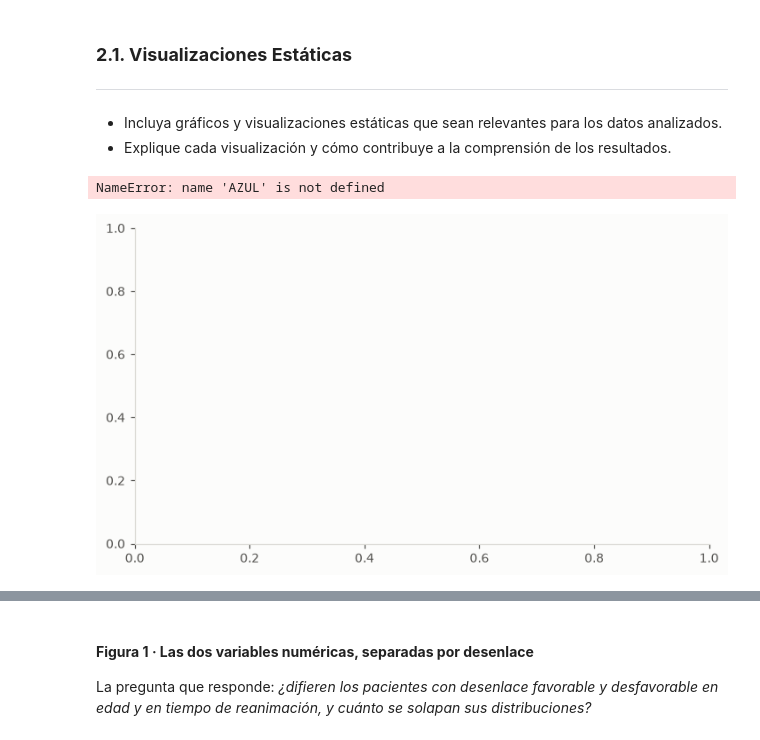
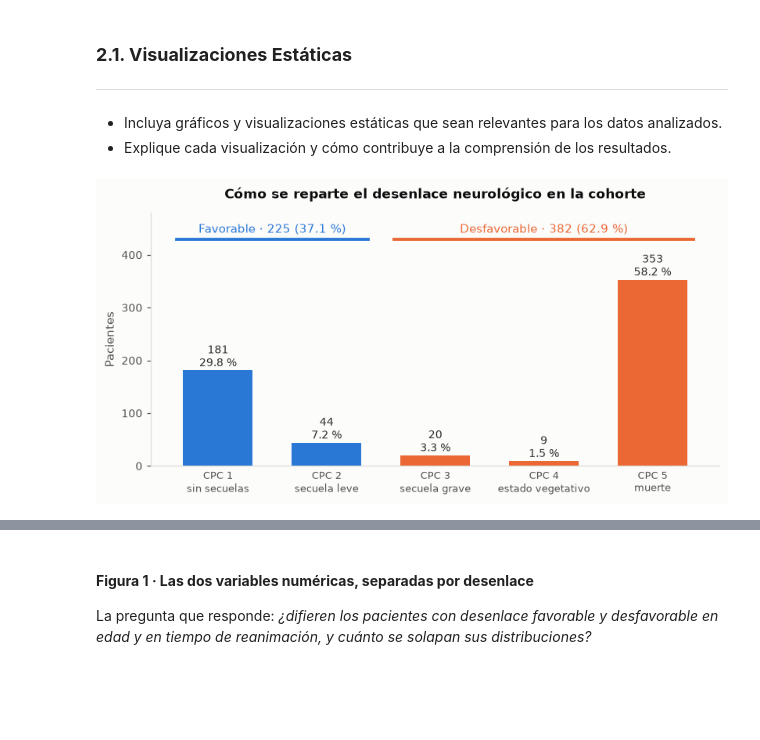
Before and after one commit to AlejandraJaramillo19/mlda-project_, a Jupyter notebook: notebooks/04_data_analysis/04_data_analysis.ipynb, the cells around one changed output, grey strips where cells are left out. Saved outputs shown, nothing was run; the diff lists cells and outputs as text; code cells hidden in the pictures; blank space fills up the shorter version.

Commit message:
visualizaciones

```diff
--- a/notebooks/04_data_analysis/04_data_analysis.ipynb
+++ b/notebooks/04_data_analysis/04_data_analysis.ipynb
@@ -1900,67 +1900,37 @@ La ausencia de significación en `TTM_cat` y `OHCA` tampoco equivale a ausencia
 * Incluya gráficos y visualizaciones estáticas que sean relevantes para los datos analizados.
 * Explique cada visualización y cómo contribuye a la comprensión de los resultados.
 # %%
-# ---------- Pregunta 1 · ¿Cómo se reparte el desenlace en la cohorte? ----------
+
+
+AZUL, NARANJA = '#2a78d6', '#eb6834'
+
 conteo = cpc_reference['CPC'].value_counts().sort_index()
 niveles = ['CPC 1\nsin secuelas', 'CPC 2\nsecuela leve', 'CPC 3\nsecuela grave',
            'CPC 4\nestado vegetativo', 'CPC 5\nmuerte']
 N = len(clinical)
 
 fig, ax = plt.subplots(figsize=(7.6, 4.2))
 ax.bar(range(5), conteo.values, width=.64, color=[AZUL]*2 + [NARANJA]*3)
 
 for i, v in enumerate(conteo.values):
     ax.text(i, v + 8, f'{v}\n{v/N*100:.1f} %', ha='center', fontsize=9, color='#2b2b2b')
 
 favorables = conteo.iloc[:2].sum()
 ax.plot([-.38, 1.38], [430, 430], color=AZUL, linewidth=2.5)
 ax.text(.5, 442, f'Favorable · {favorables} ({favorables/N*100:.1f} %)',
         ha='center', fontsize=9.5, color=AZUL)
 ax.plot([1.62, 4.38], [430, 430], color=NARANJA, linewidth=2.5)
 ax.text(3, 442, f'Desfavorable · {N-favorables} ({(N-favorables)/N*100:.1f} %)',
         ha='center', fontsize=9.5, color=NARANJA)
 
 ax.set_xticks(range(5), labels=niveles, fontsize=8.5)
 ax.set_ylim(0, 480)
 ax.set_ylabel('Pacientes')
 ax.set_title('Cómo se reparte el desenlace neurológico en la cohorte', fontsize=11, pad=12)
 for s in ('top', 'right'):
     ax.spines[s].set_visible(False)
 ax.tick_params(axis='x', length=0)
 fig.subplots_adjust(left=.10, right=.97, top=.86, bottom=.16)
 plt.show()
-
-
-# ---------- Pregunta 4 · ¿Los hospitales obtienen resultados distintos? ----------
-fav = (clinical['Outcome'] == 'Good').astype(int)
-tabla = pd.DataFrame({'fav': fav.groupby(clinical['Hospital'], observed=True).sum(),
-                      'tot': fav.groupby(clinical['Hospital'], observed=True).size()})
-tabla['tasa'] = tabla['fav'] / tabla['tot'] * 100
-tabla = tabla.sort_values('tasa', ascending=False)
-media = fav.mean() * 100
-
-fig, ax = plt.subplots(figsize=(7, 4))
-ax.bar(range(len(tabla)), tabla['tasa'], width=.6,
-       color=[AZUL if t >= media else NARANJA for t in tabla['tasa']])
-ax.axhline(media, color='#444', linestyle='--', linewidth=1)
-
-for i, (h, fila) in enumerate(tabla.iterrows()):
-    ax.text(i, fila['tasa'] + 1.6, f"{fila['tasa']:.1f} %", ha='center',
-            fontsize=10, color='#2b2b2b', fontweight='bold')
-    ax.text(i, -0.15, f"{int(fila['fav'])}/{int(fila['tot'])}", ha='center',
-            fontsize=8.5, color='#777', transform=ax.get_xaxis_transform())
-
-ax.set_xticks(range(len(tabla)), labels=tabla.index)
-ax.set_ylim(0, 56)
-ax.set_ylabel('Desenlace favorable (%)')
-ax.set_title('La tasa de recuperación difiere entre centros', fontsize=11, pad=12)
-ax.text(0, -0.27, f'Hospital  ·  favorables / total   —   línea punteada: cohorte, {media:.1f} %',
-        fontsize=8, color='#999', transform=ax.transAxes)
-for s in ('top', 'right'):
-    ax.spines[s].set_visible(False)
-ax.tick_params(axis='x', length=0, pad=4)
-fig.subplots_adjust(left=.11, right=.97, top=.87, bottom=.24)
-plt.show()
 # %% [output]
-NameError: name 'AZUL' is not defined
-[figure, old version]
+[figure, new version]
```
Also changed, not shown: parts of 36 cells of this notebook.
